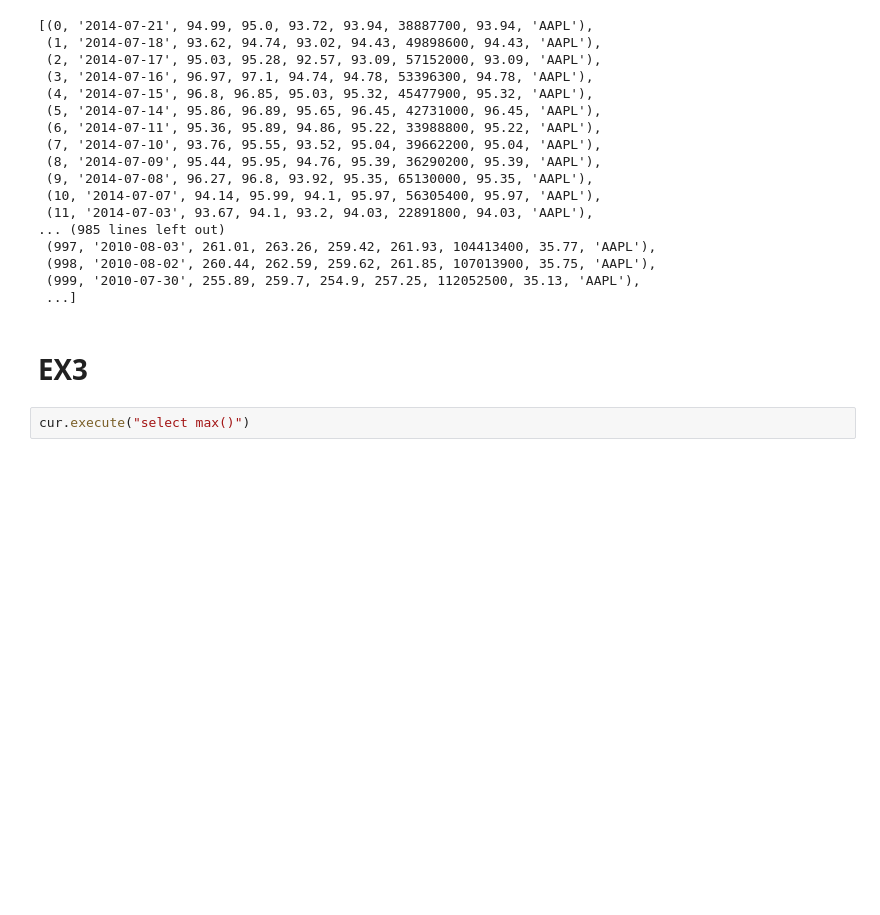
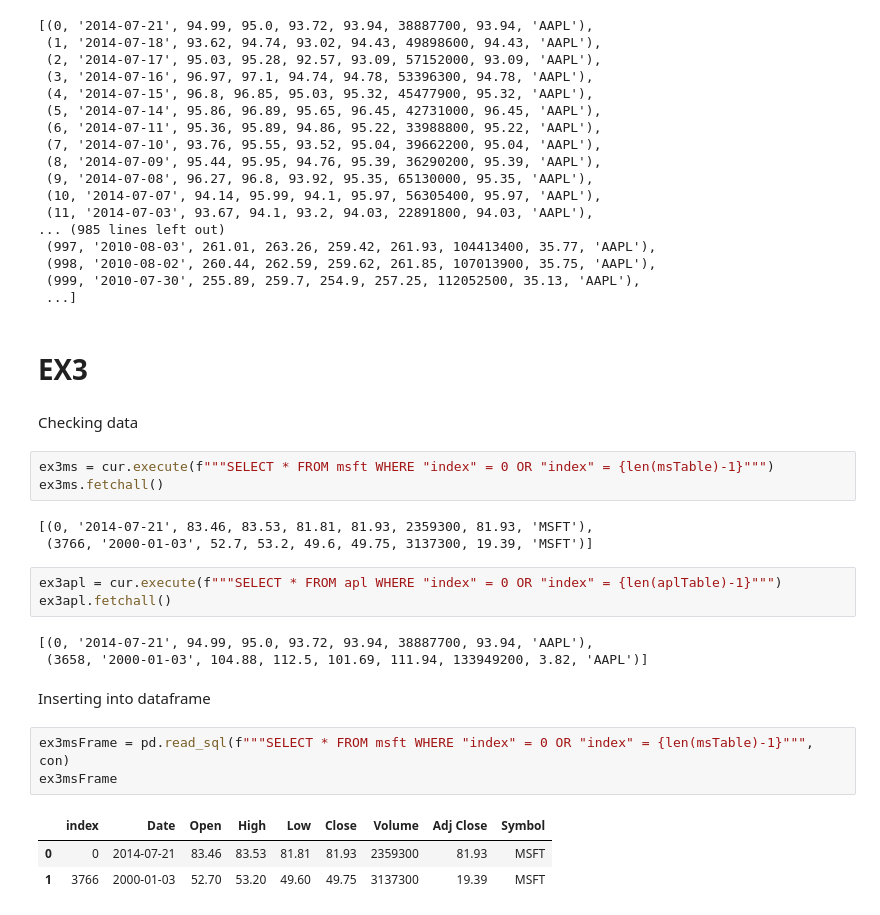
Before and after one commit to Zenog400/ds-m1-0424-code-solutions, a Jupyter notebook: stock-db/Stock DB.ipynb, the cells around one changed output. Drawn from its saved outputs; the diff is of its cells as text; blank space fills up the shorter version.

```diff
--- a/stock-db/Stock DB.ipynb
+++ b/stock-db/Stock DB.ipynb
@@ -154,5 +155,26 @@ aplTable
  ...]
 # %% [markdown]
 # EX3
-# %%
-cur.execute("select max()")
+# %% [markdown]
+Checking data
+# %%
+ex3ms = cur.execute(f"""SELECT * FROM msft WHERE "index" = 0 OR "index" = {len(msTable)-1}""")
+ex3ms.fetchall()
+# %% [output]
+[(0, '2014-07-21', 83.46, 83.53, 81.81, 81.93, 2359300, 81.93, 'MSFT'),
+ (3766, '2000-01-03', 52.7, 53.2, 49.6, 49.75, 3137300, 19.39, 'MSFT')]
+# %%
+ex3apl = cur.execute(f"""SELECT * FROM apl WHERE "index" = 0 OR "index" = {len(aplTable)-1}""")
+ex3apl.fetchall()
+# %% [output]
+[(0, '2014-07-21', 94.99, 95.0, 93.72, 93.94, 38887700, 93.94, 'AAPL'),
+ (3658, '2000-01-03', 104.88, 112.5, 101.69, 111.94, 133949200, 3.82, 'AAPL')]
+# %% [markdown]
+Inserting into dataframe
+# %%
+ex3msFrame = pd.read_sql(f"""SELECT * FROM msft WHERE "index" = 0 OR "index" = {len(msTable)-1}""", con)
+ex3msFrame
+# %% [output]
+|  | index | Date | Open | High | Low | Close | Volume | Adj Close | Symbol |
+| 0 | 0 | 2014-07-21 | 83.46 | 83.53 | 81.81 | 81.93 | 2359300 | 81.93 | MSFT |
+| 1 | 3766 | 2000-01-03 | 52.70 | 53.20 | 49.60 | 49.75 | 3137300 | 19.39 | MSFT |
```
Also changed, not shown: parts of 6 cells of this notebook, 2 other files.
